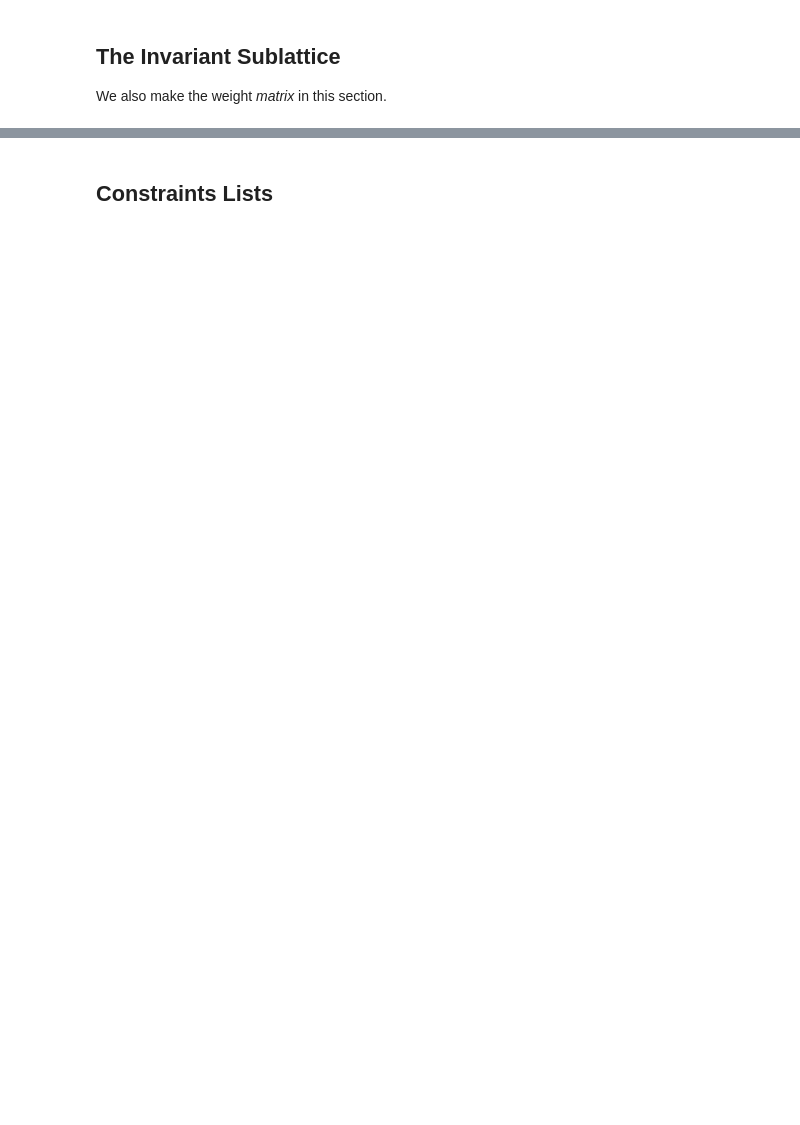
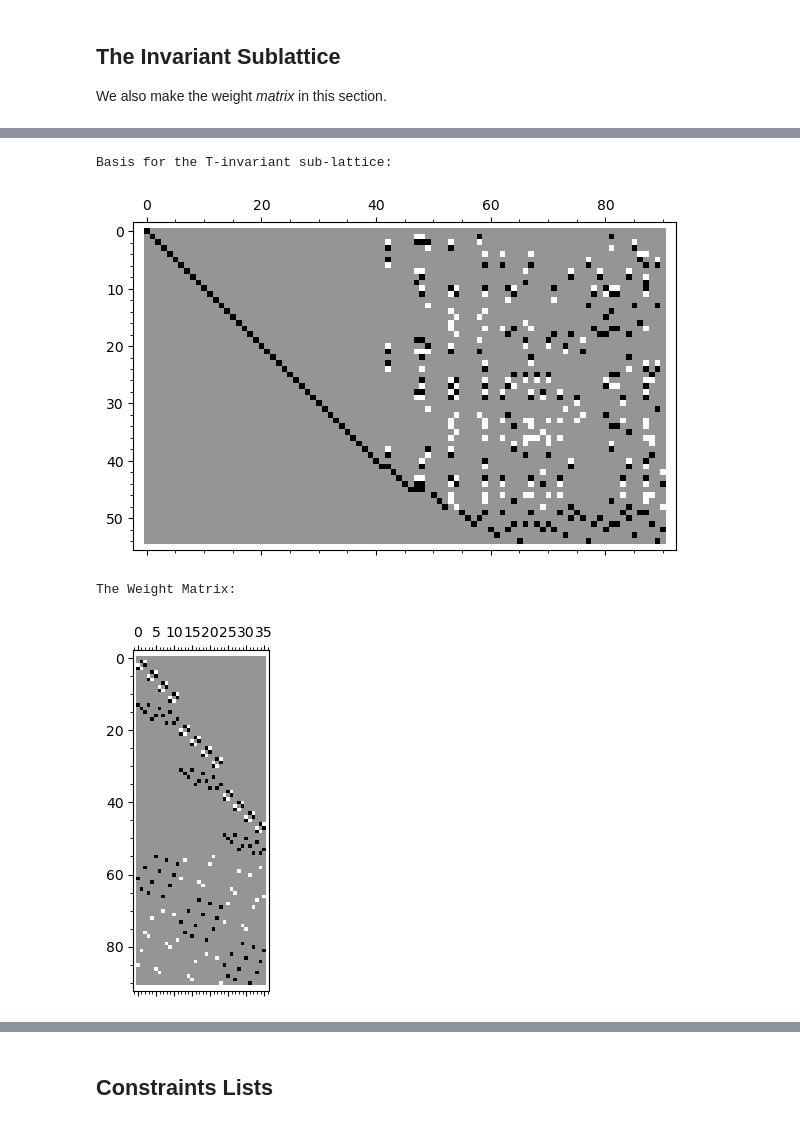
Before and after one commit to jmhbrown/quantum-A-polynomial, a Jupyter notebook: examples/41_with_3_tetrahedra.ipynb, the cells around one changed output, grey strips where cells are left out. Saved outputs shown, nothing was run; the diff lists cells and outputs as text; code cells hidden in the pictures; blank space fills up the shorter version.

```diff
--- a/examples/41_with_3_tetrahedra.ipynb
+++ b/examples/41_with_3_tetrahedra.ipynb
@@ -540,17 +610,26 @@ We also make the weight _matrix_ in this section.
 # %%
+def get_weights_matrix(vertices_dict,weights_dict):
 # start off with qrt2 - this is weight zero.
-weights_list = [[0]*(len(vertices_dict.keys()))]
-for weights in weights_dict.values():
-    weights_list.append(sum([weight*vector(vertices_dict[vertex]) for vertex,weight in weights.items()]))
+    weights_list = [[0]*(len(vertices_dict.keys()))]
 
-weight_matrix = Matrix(weights_list)
+    for weights in weights_dict.values():
+        weights_list.append(sum([
+            weight*vector(vertices_dict[vertex]) for vertex,weight in weights.items()
+        ]))
 
-invariant_sublattice = weight_matrix.left_kernel()
+    return Matrix(weights_list)
+
+weights_matrix = get_weights_matrix(vertices_dict,weights_dict)
+invariant_sublattice = weights_matrix.left_kernel()
 # %%
 # Some checks.
-
 print("Basis for the T-invariant sub-lattice:")
 show(matrix_plot(invariant_sublattice.basis_matrix()))
 print("The Weight Matrix:")
-show(matrix_plot(weight_matrix))
+show(matrix_plot(weights_matrix))
+# %% [output]
+Basis for the T-invariant sub-lattice:
+[figure, added]
+The Weight Matrix:
+[figure, added]
 # %% [markdown]
```
Also changed, not shown: parts of 44 cells of this notebook, 1 other file.
